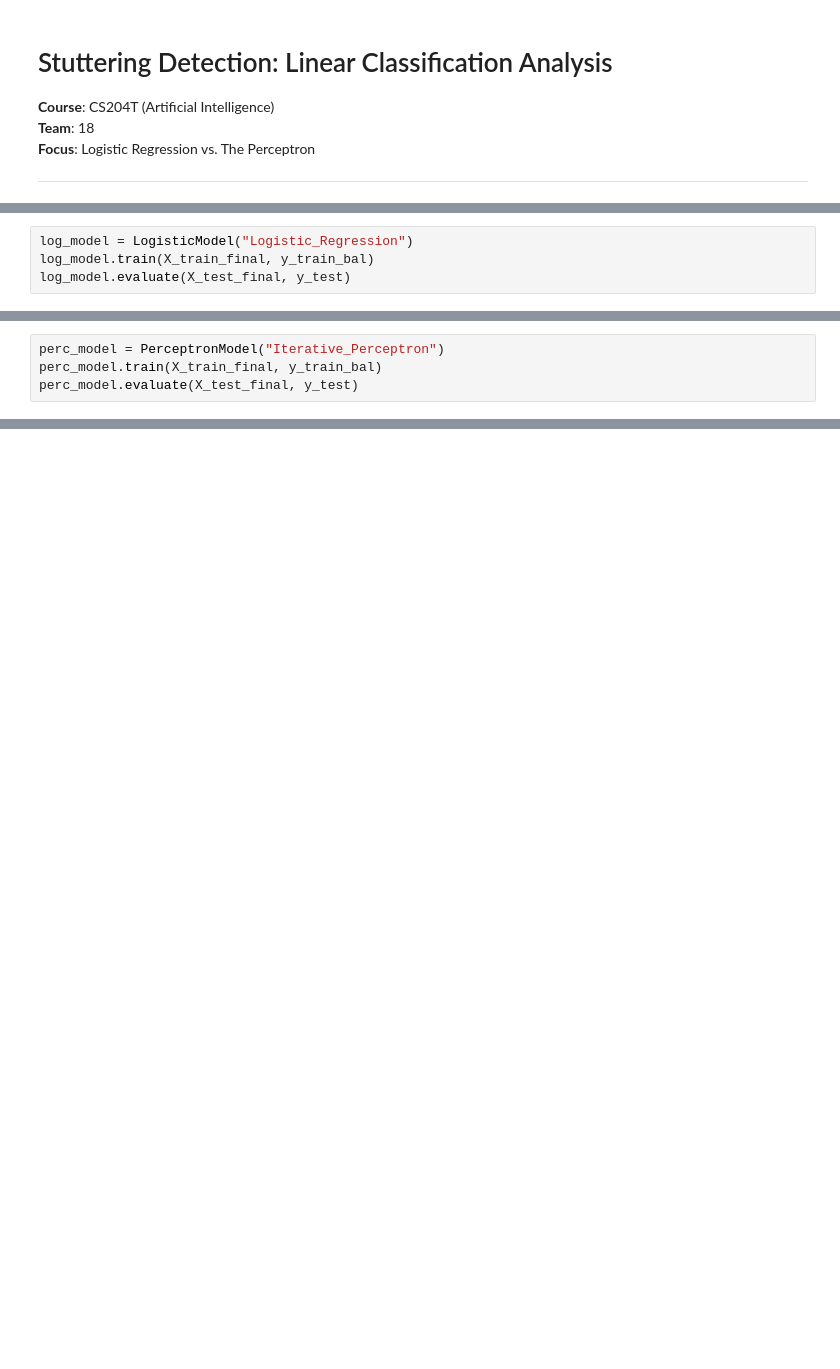
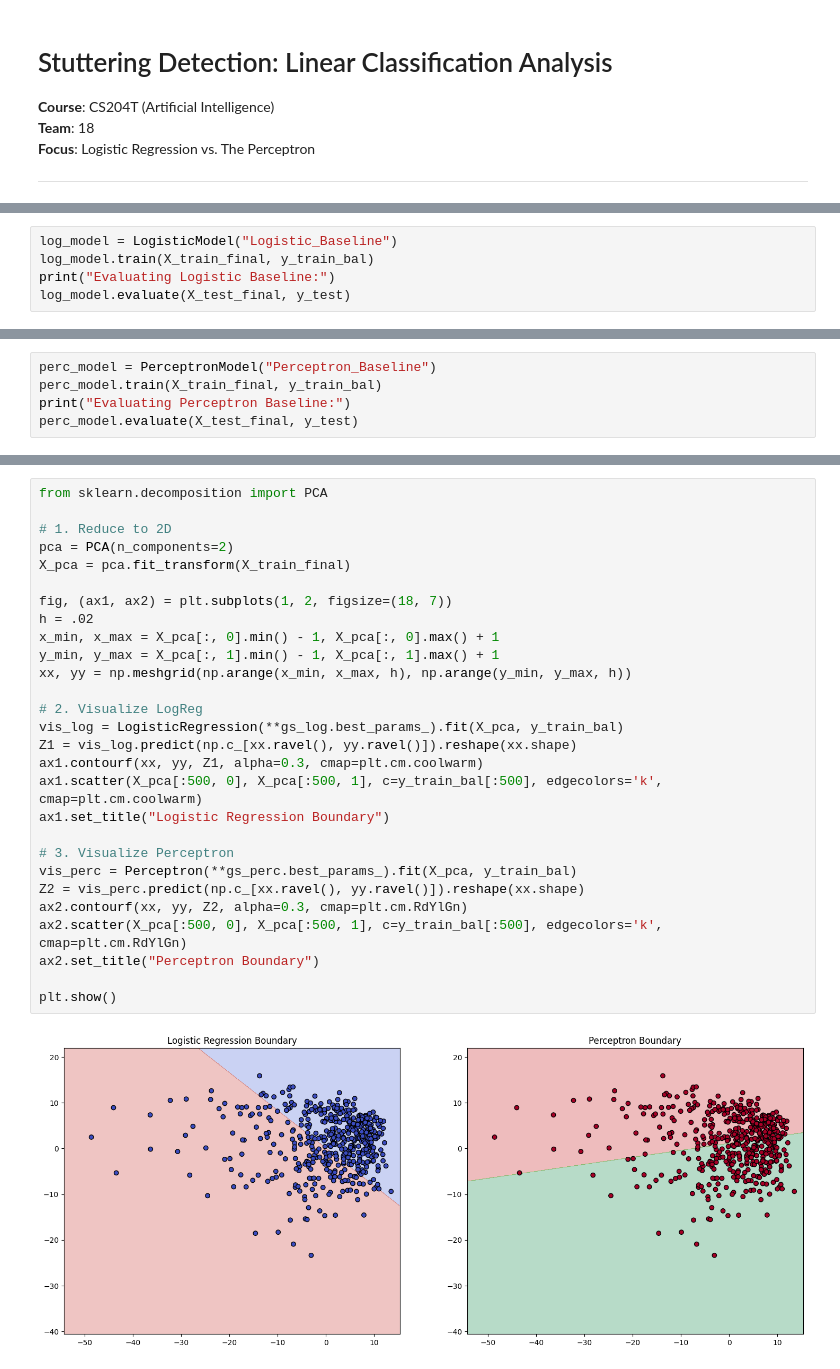
Before and after one commit to Photon-139/Stuttering-Detection-Term-Project, a Jupyter notebook: Linear_Models_Deep_Dive.ipynb, the cells around one changed output, grey strips where cells are left out. Saved outputs shown, nothing was run; the diff lists cells and outputs as text; blank space fills up the shorter version.

```diff
--- a/Linear_Models_Deep_Dive.ipynb
+++ b/Linear_Models_Deep_Dive.ipynb
@@ -87,5 +82,6 @@ X_test_final = manager.preprocess(X_test, method="standard")
 # %%
-log_model = LogisticModel("Logistic_Regression")
+log_model = LogisticModel("Logistic_Baseline")
 log_model.train(X_train_final, y_train_bal)
+print("Evaluating Logistic Baseline:")
 log_model.evaluate(X_test_final, y_test)
 # %% [output]
@@ -113,5 +110,6 @@ True: Stutter(1)     429             1282
 # %%
-perc_model = PerceptronModel("Iterative_Perceptron")
+perc_model = PerceptronModel("Perceptron_Baseline")
 perc_model.train(X_train_final, y_train_bal)
+print("Evaluating Perceptron Baseline:")
 perc_model.evaluate(X_test_final, y_test)
 # %% [output]
@@ -136,0 +195,30 @@ True: Stutter(1)     605             1106
+# %%
+from sklearn.decomposition import PCA
+
+# 1. Reduce to 2D
+pca = PCA(n_components=2)
+X_pca = pca.fit_transform(X_train_final)
+
+fig, (ax1, ax2) = plt.subplots(1, 2, figsize=(18, 7))
+h = .02
+x_min, x_max = X_pca[:, 0].min() - 1, X_pca[:, 0].max() + 1
+y_min, y_max = X_pca[:, 1].min() - 1, X_pca[:, 1].max() + 1
+xx, yy = np.meshgrid(np.arange(x_min, x_max, h), np.arange(y_min, y_max, h))
+
+# 2. Visualize LogReg
+vis_log = LogisticRegression(**gs_log.best_params_).fit(X_pca, y_train_bal)
+Z1 = vis_log.predict(np.c_[xx.ravel(), yy.ravel()]).reshape(xx.shape)
+ax1.contourf(xx, yy, Z1, alpha=0.3, cmap=plt.cm.coolwarm)
+ax1.scatter(X_pca[:500, 0], X_pca[:500, 1], c=y_train_bal[:500], edgecolors='k', cmap=plt.cm.coolwarm)
+ax1.set_title("Logistic Regression Boundary")
+
+# 3. Visualize Perceptron
+vis_perc = Perceptron(**gs_perc.best_params_).fit(X_pca, y_train_bal)
+Z2 = vis_perc.predict(np.c_[xx.ravel(), yy.ravel()]).reshape(xx.shape)
+ax2.contourf(xx, yy, Z2, alpha=0.3, cmap=plt.cm.RdYlGn)
+ax2.scatter(X_pca[:500, 0], X_pca[:500, 1], c=y_train_bal[:500], edgecolors='k', cmap=plt.cm.RdYlGn)
+ax2.set_title("Perceptron Boundary")
+
+plt.show()
+# %% [output]
+[figure, added]
```
Also changed, not shown: parts of 17 cells of this notebook, 28 other files.
